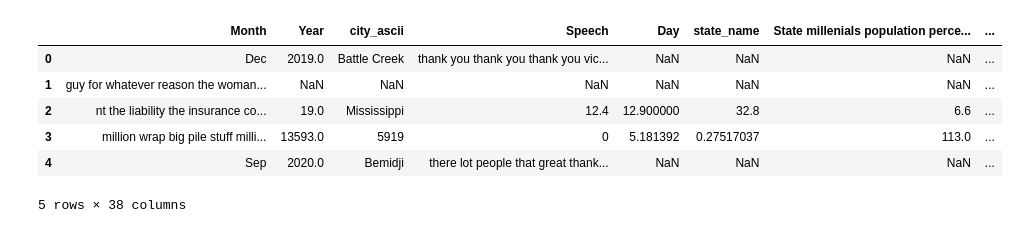
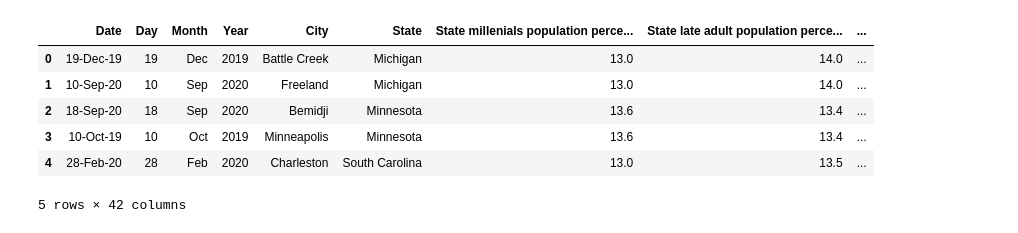
Before and after one commit to addiamir/Donald_Trump_Rally_Speech_NLP_Analysis, a Jupyter notebook: Graphing_Trump.ipynb, the cells around one changed output. Drawn from its saved outputs; the diff is of its cells as text; code cells hidden in the pictures.

Commit message:
Tidying Graphing_Trump

```diff
--- a/Graphing_Trump.ipynb
+++ b/Graphing_Trump.ipynb
@@ -41,11 +38,11 @@ sns.set_style('darkgrid')
 # %%
-rally_df = pd.read_csv("rally.csv",keep_default_na=False, na_values=[""])
+rally_df = pd.read_csv("Datasets/trump_rally.csv",keep_default_na=False, na_values=[""])
 rally_df.head(5)
 # %% [output]
-|  | Month | Year | city_ascii | Speech | Day | state_name | State millenials population perce... | ... |
-| 0 | Dec | 2019.0 | Battle Creek | thank you thank you thank you vic... | NaN | NaN | NaN | ... |
-| 1 | guy for whatever reason the woman... | NaN | NaN | NaN | NaN | NaN | NaN | ... |
-| 2 | nt the liability the insurance co... | 19.0 | Mississippi | 12.4 | 12.900000 | 32.8 | 6.6 | ... |
-| 3 | million wrap big pile stuff milli... | 13593.0 | 5919 | 0 | 5.181392 | 0.27517037 | 113.0 | ... |
-| 4 | Sep | 2020.0 | Bemidji | there lot people that great thank... | NaN | NaN | NaN | ... |
+|  | Date | Day | Month | Year | City | State | State millenials population perce... | State late adult population perce... | ... |
+| 0 | 19-Dec-19 | 19 | Dec | 2019 | Battle Creek | Michigan | 13.0 | 14.0 | ... |
+| 1 | 10-Sep-20 | 10 | Sep | 2020 | Freeland | Michigan | 13.0 | 14.0 | ... |
+| 2 | 18-Sep-20 | 18 | Sep | 2020 | Bemidji | Minnesota | 13.6 | 13.4 | ... |
+| 3 | 10-Oct-19 | 10 | Oct | 2019 | Minneapolis | Minnesota | 13.6 | 13.4 | ... |
+| 4 | 28-Feb-20 | 28 | Feb | 2020 | Charleston | South Carolina | 13.0 | 13.5 | ... |
-5 rows × 38 columns
+5 rows × 42 columns
```
Also changed, not shown: parts of 14 cells of this notebook.
